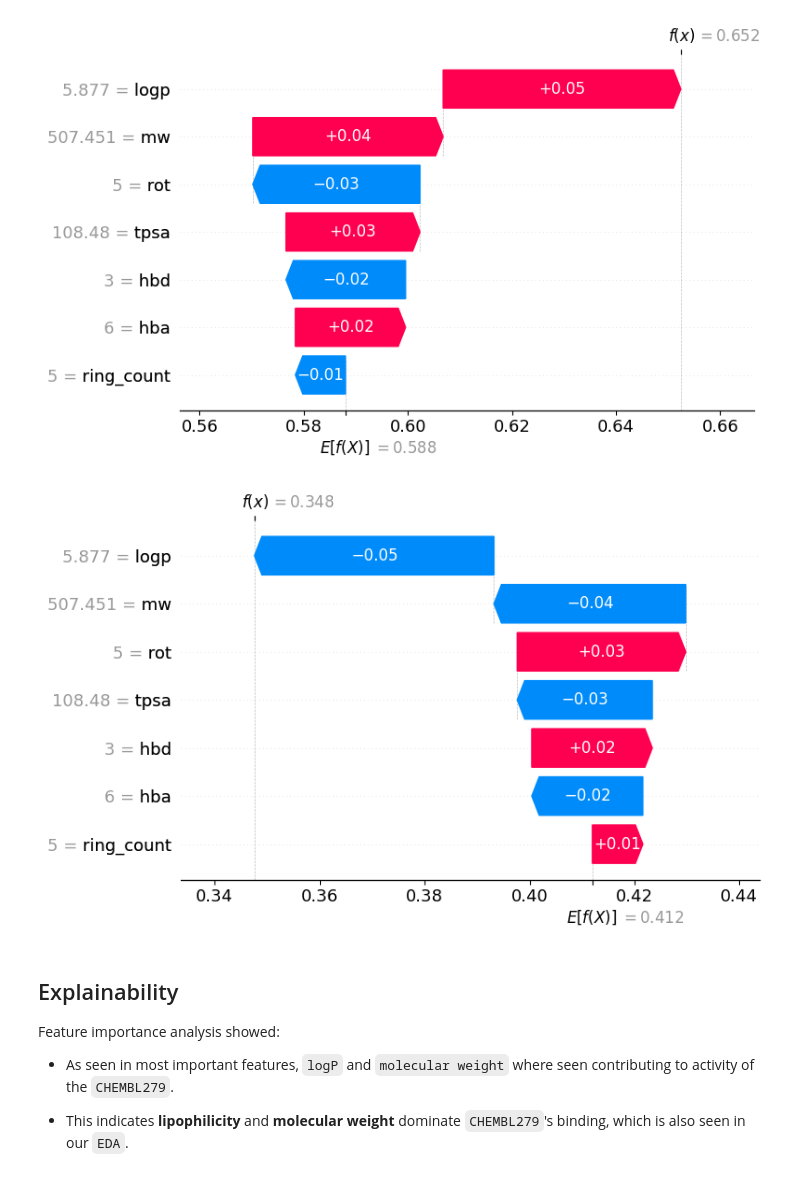
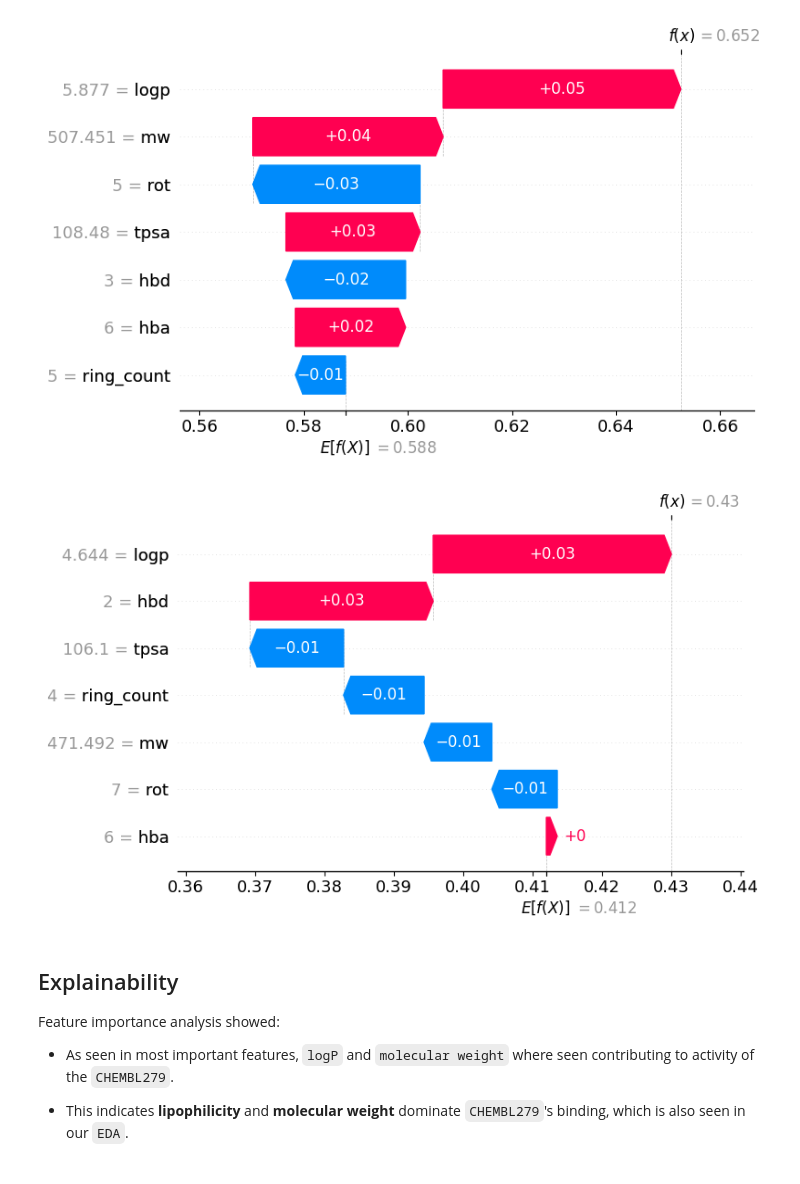
Before and after one commit to Yash-Dhanawate/round2, a Jupyter notebook: notebook/main.ipynb, the cells around one changed output. Drawn from its saved outputs; the diff is of its cells as text; code cells hidden in the pictures.

```diff
--- a/notebook/main.ipynb
+++ b/notebook/main.ipynb
@@ -895,9 +896,9 @@ In this project, compounds with `IC50 values` below `200 nM` were labeled as `Ac
 # Best Model
 * The best model the current dataset is Random Forest Classifier
 # %%
-rf_explainer = shap.TreeExplainer(rf, X_train)
-rf_shap_values = rf_explainer(X_test)
+rf_explainer_wo_fp = shap.TreeExplainer(rf, X_train)
+rf_shap_values_wo_fp = rf_explainer_wo_fp(X_test)
 # %%
-inactive_12 = rf_shap_values[12, :, 0]
-active_12   = rf_shap_values[12, :, 1]
+inactive = rf_shap_values_wo_fp[18, :, 0]
+active = rf_shap_values_wo_fp[12, :, 1]
 # %%
@@ -907,11 +908,11 @@ plt.show()
 # %% [output]
 [figure]
 # %%
-shap.waterfall_plot(inactive_12, show=False)
-plt.savefig(r'..\plots\shap_waterfall_inactive_12.png', dpi=300, bbox_inches="tight")
+shap.waterfall_plot(inactive, show=False)
+plt.savefig(r'..\plots\shap_waterfall_inactive.png', dpi=300, bbox_inches="tight")
 plt.show()
 # %% [output]
-[figure, old version]
+[figure, new version]
 # %% [markdown]
 ## Explainability
 
```
Also changed, not shown: parts of 14 cells of this notebook, 6 other files.
